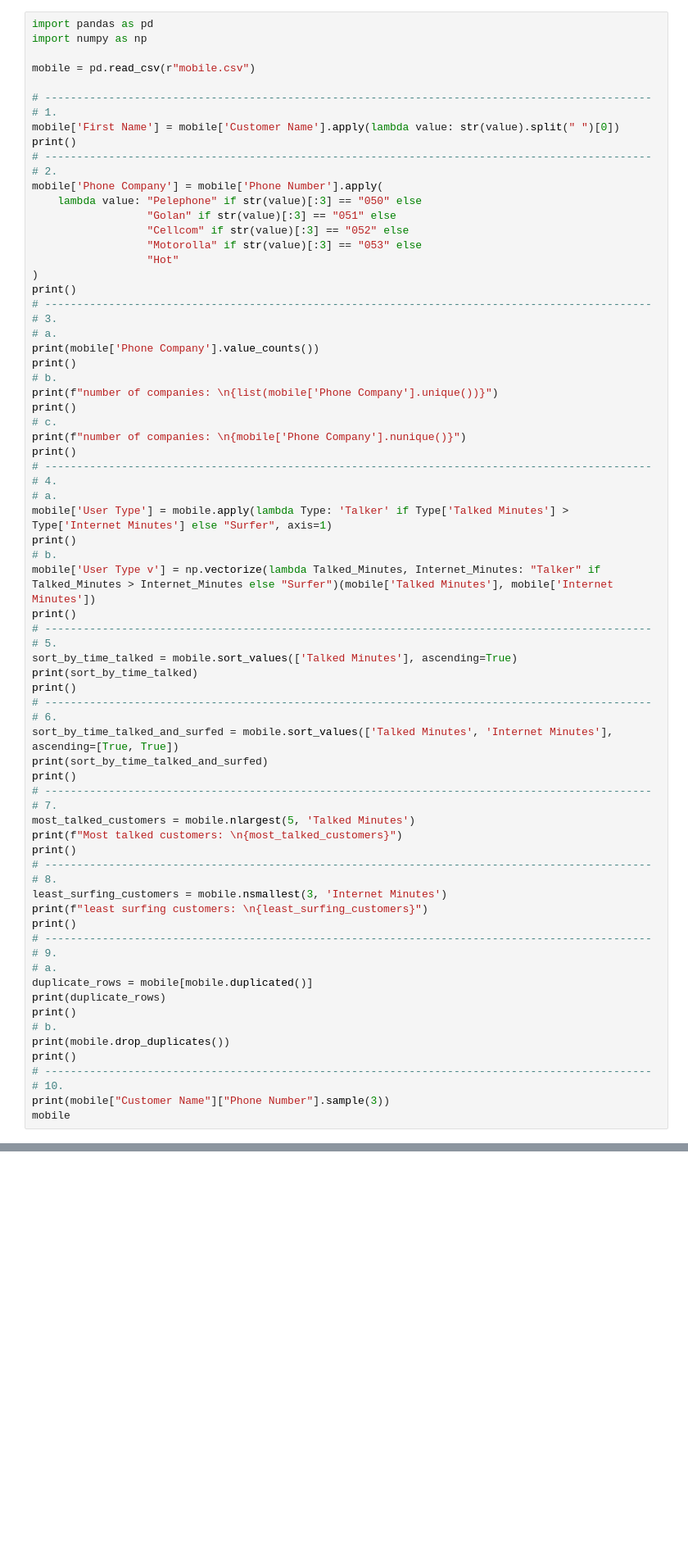
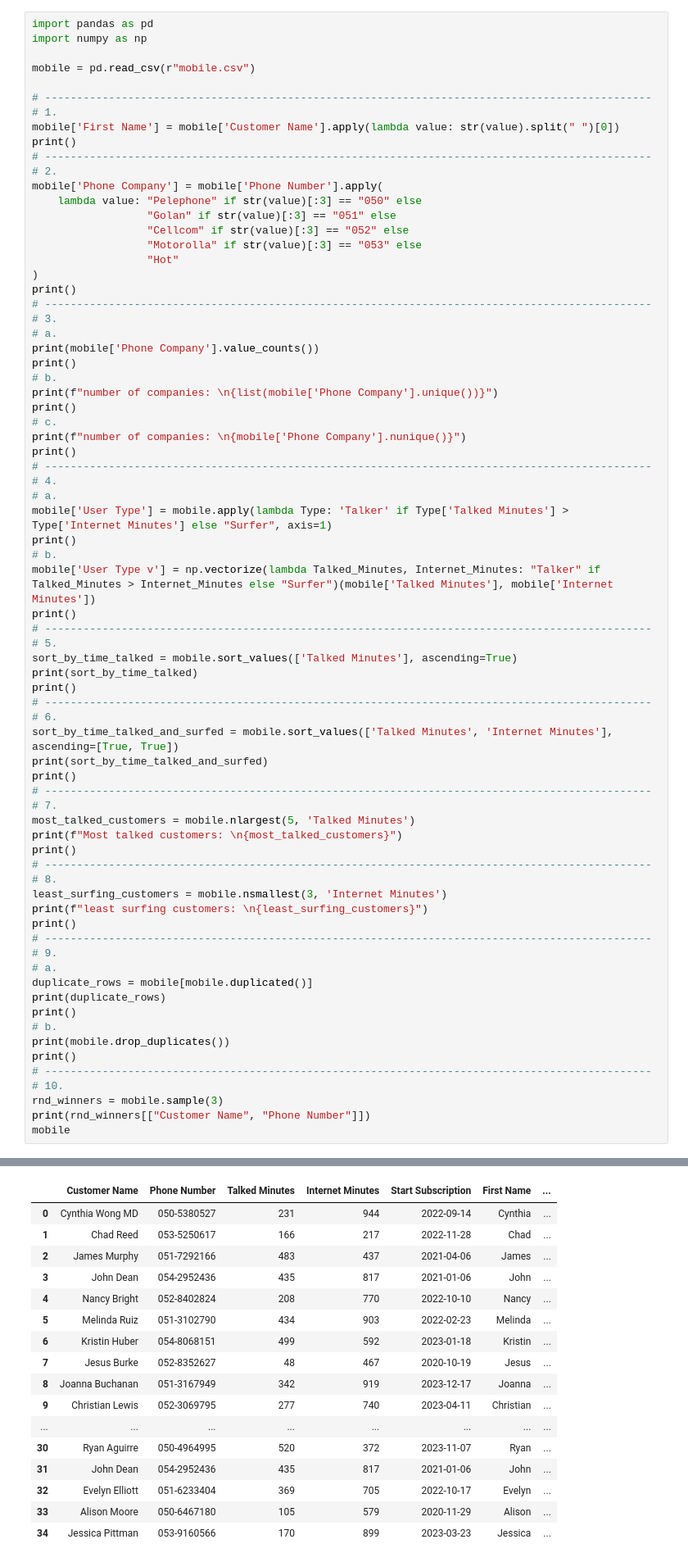
Before and after one commit to Toni2121/hw27, a Jupyter notebook: HW27.ipynb, the cells around one changed output, grey strips where cells are left out. Shown at 82% size. Drawn from its saved outputs; the diff is of its cells as text; blank space fills up the shorter version.

```diff
--- a/HW27.ipynb
+++ b/HW27.ipynb
@@ -68,7 +68,8 @@ print(mobile.drop_duplicates())
 print()
 # -----------------------------------------------------------------------------------------------
 # 10.
-print(mobile["Customer Name"]["Phone Number"].sample(3))
+rnd_winners = mobile.sample(3)
+print(rnd_winners[["Customer Name", "Phone Number"]])
 mobile
 # %% [output]
 Phone Company
@@ -91,0 +92,17 @@ AttributeError: 'list' object has no attribute 'sample'
+|  | Customer Name | Phone Number | Talked Minutes | Internet Minutes | Start Subscription | First Name | ... |
+| 0 | Cynthia Wong MD | 050-5380527 | 231 | 944 | 2022-09-14 | Cynthia | ... |
+| 1 | Chad Reed | 053-5250617 | 166 | 217 | 2022-11-28 | Chad | ... |
+| 2 | James Murphy | 051-7292166 | 483 | 437 | 2021-04-06 | James | ... |
+| 3 | John Dean | 054-2952436 | 435 | 817 | 2021-01-06 | John | ... |
+| 4 | Nancy Bright | 052-8402824 | 208 | 770 | 2022-10-10 | Nancy | ... |
+| 5 | Melinda Ruiz | 051-3102790 | 434 | 903 | 2022-02-23 | Melinda | ... |
+| 6 | Kristin Huber | 054-8068151 | 499 | 592 | 2023-01-18 | Kristin | ... |
+| 7 | Jesus Burke | 052-8352627 | 48 | 467 | 2020-10-19 | Jesus | ... |
+| 8 | Joanna Buchanan | 051-3167949 | 342 | 919 | 2023-12-17 | Joanna | ... |
+| 9 | Christian Lewis | 052-3069795 | 277 | 740 | 2023-04-11 | Christian | ... |
+| ... | ... | ... | ... | ... | ... | ... | ... |
+| 30 | Ryan Aguirre | 050-4964995 | 520 | 372 | 2023-11-07 | Ryan | ... |
+| 31 | John Dean | 054-2952436 | 435 | 817 | 2021-01-06 | John | ... |
+| 32 | Evelyn Elliott | 051-6233404 | 369 | 705 | 2022-10-17 | Evelyn | ... |
+| 33 | Alison Moore | 050-6467180 | 105 | 579 | 2020-11-29 | Alison | ... |
+| 34 | Jessica Pittman | 053-9160566 | 170 | 899 | 2023-03-23 | Jessica | ... |
```
Also changed, not shown: parts of 1 cell of this notebook.
